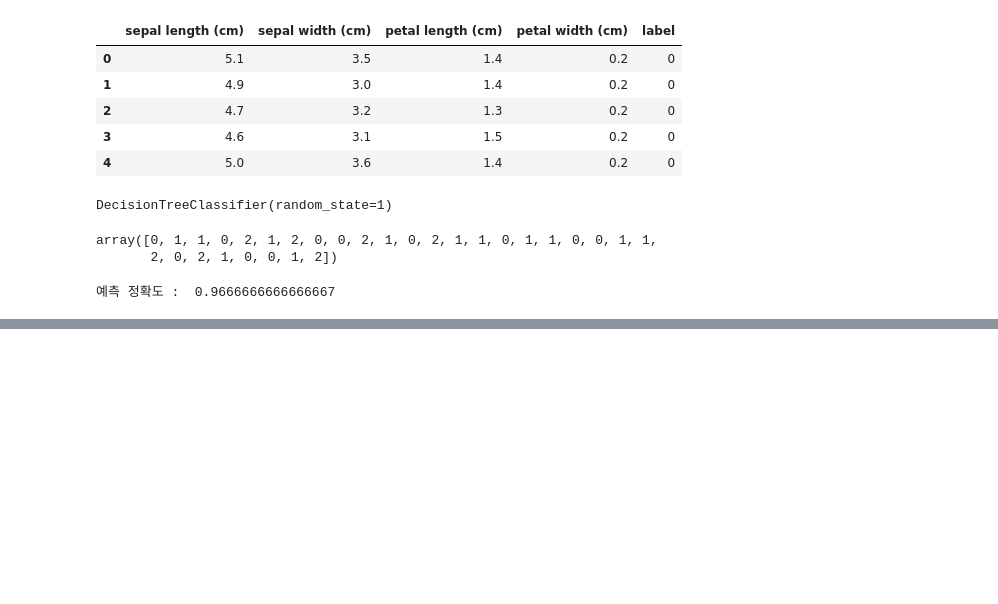
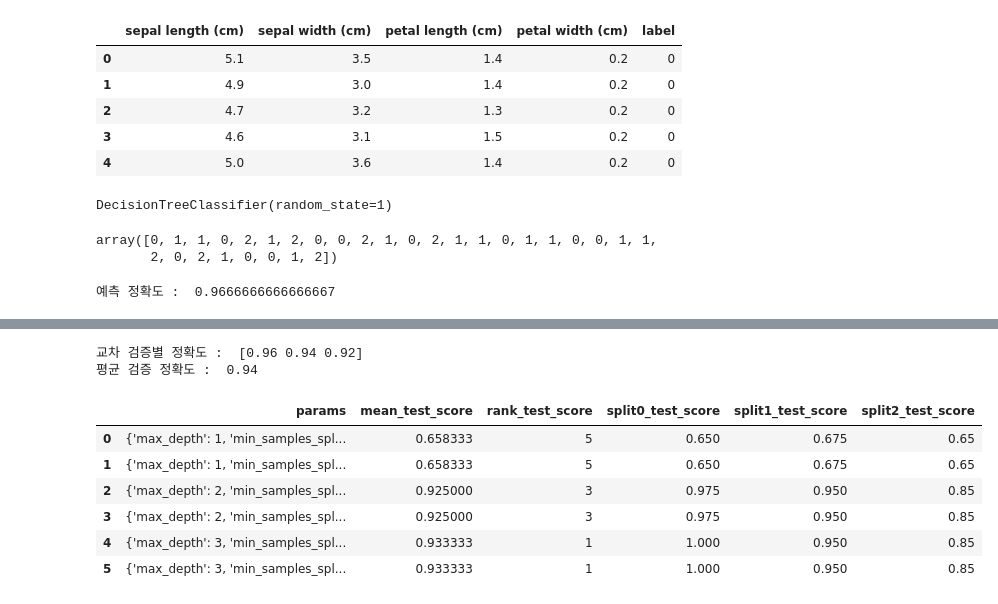
Before and after one commit to Kyoeun33/18_kdt_mechinelearning, a Jupyter notebook: ch02/2_1.ipynb, the cells around one changed output, grey strips where cells are left out. Drawn from its saved outputs; the diff is of its cells as text; code cells hidden in the pictures; blank space fills up the shorter version.

```diff
--- a/ch02/2_1.ipynb
+++ b/ch02/2_1.ipynb
@@ -76,0 +304,61 @@ print("예측 정확도 : ", accuracy_score(Y_test, pred))
+# %%
+from sklearn.model_selection import cross_val_score
+scores = cross_val_score(dt_clf, features, label, scoring = "accuracy",cv = skf)
+
+print("교차 검증별 정확도 : ", np.round(scores , 4))
+print("평균 검증 정확도 : ", np.round(np.mean(scores) , 4))
+# %% [output]
+교차 검증별 정확도 :  [0.96 0.94 0.92]
+평균 검증 정확도 :  0.94
+# %%
+
+from sklearn.model_selection import train_test_split
+
+X_train, X_test, Y_train, Y_test = train_test_split(
+    iris.data,
+    iris.target,
+    test_size=0.2,
+    random_state=121,
+    stratify=iris.target
+)
+
+parameters = {
+    "max_depth": [1, 2, 3],
+    "min_samples_split": [2, 3]
+}
+# %%
+
+from sklearn.model_selection import GridSearchCV
+
+dtree = DecisionTreeClassifier(random_state=156)
+
+grid_dtree = GridSearchCV(
+    estimator=dtree,
+    param_grid=parameters,
+    cv=3,
+    scoring="accuracy",
+    refit=True
+)
+
+grid_dtree.fit(X_train, Y_train)
+
+scores_df = pd.DataFrame(grid_dtree.cv_results_)
+
+scores_df[
+    [
+        "params",
+        "mean_test_score",
+        "rank_test_score",
+        "split0_test_score",
+        "split1_test_score",
+        "split2_test_score"
+    ]
+]
+# %% [output]
+|  | params | mean_test_score | rank_test_score | split0_test_score | split1_test_score | split2_test_score |
+| 0 | {'max_depth': 1, 'min_samples_spl... | 0.658333 | 5 | 0.650 | 0.675 | 0.65 |
+| 1 | {'max_depth': 1, 'min_samples_spl... | 0.658333 | 5 | 0.650 | 0.675 | 0.65 |
+| 2 | {'max_depth': 2, 'min_samples_spl... | 0.925000 | 3 | 0.975 | 0.950 | 0.85 |
+| 3 | {'max_depth': 2, 'min_samples_spl... | 0.925000 | 3 | 0.975 | 0.950 | 0.85 |
+| 4 | {'max_depth': 3, 'min_samples_spl... | 0.933333 | 1 | 1.000 | 0.950 | 0.85 |
+| 5 | {'max_depth': 3, 'min_samples_spl... | 0.933333 | 1 | 1.000 | 0.950 | 0.85 |
```
Also changed, not shown: parts of 22 cells of this notebook, 2 other files.
